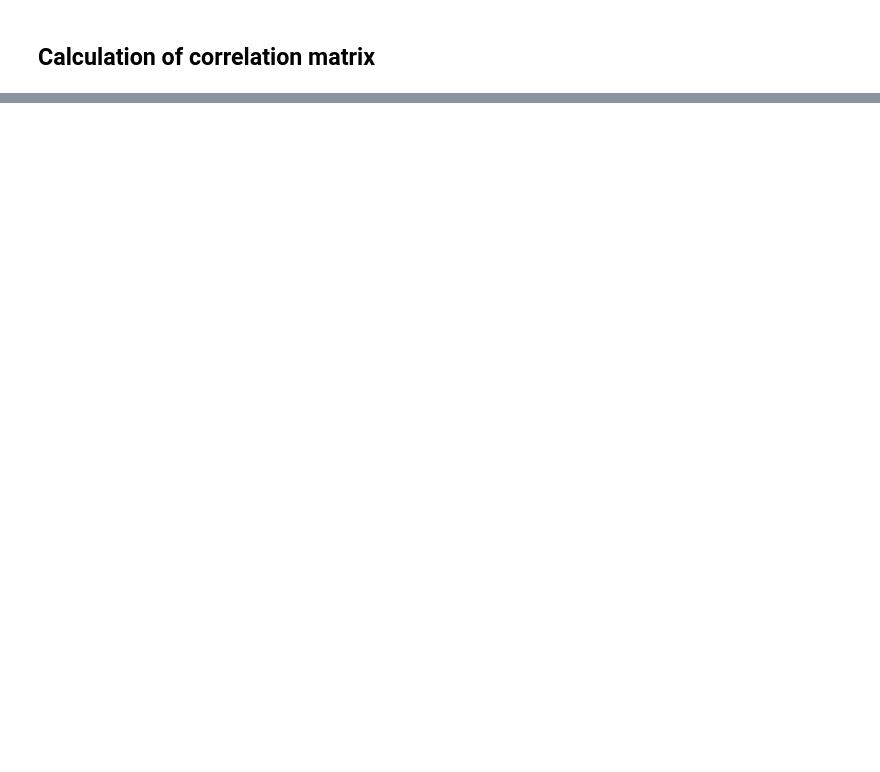
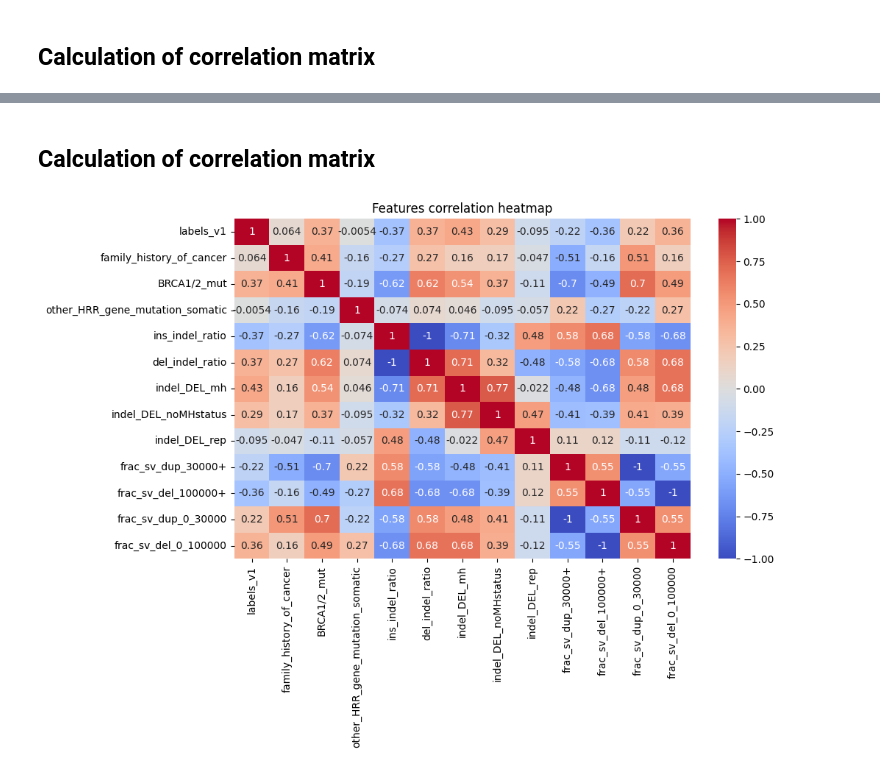
Before and after one commit to KlaudiaPacewicz/Final_project_Python_ed1_2023_2024_Warsaw_ALK, a Jupyter notebook: features_exploration/Features exploration.ipynb, the cells around one changed output, grey strips where cells are left out. Cells and saved outputs as stored; diff of their text form; code cells hidden in the pictures; blank space fills up the shorter version.

```diff
--- a/features_exploration/Features exploration.ipynb
+++ b/features_exploration/Features exploration.ipynb
@@ -49,0 +55,11 @@ fig.canvas.print_png('heatmapa.png')
+# %%
+clinical_features_r2 = pd.read_csv('./../clinical_features/Repository2_clinical_features.csv')
+genetic_features_r2 = pd.read_csv('./../models/model_logistic_regression_v4/manually_selected_features_frac.csv')
+labels_v1 = pd.read_csv('./../labels/labels_v1/labels_v1.csv')
+
+all_features_r2 = pd.merge(clinical_features_r2, genetic_features_r2, on='SAMPLE_ID', how='inner').merge(labels_v1, on='SAMPLE_ID', how='inner')
+all_features_r2 = all_features_r2.set_index('SAMPLE_ID', inplace=False)
+
+
+BRCA_corr_r2 = all_features_r2[['labels_v1','family_history_of_cancer', 'BRCA1/2_mut', 'other_HRR_gene_mutation_somatic', 'ins_indel_ratio', 'del_indel_ratio', 'indel_DEL_mh', 'indel_DEL_noMHstatus', 'indel_DEL_rep', 'frac_sv_dup_30000+','frac_sv_del_100000+', 'frac_sv_dup_0_30000', 'frac_sv_del_0_100000']]
+BRCA_corr_r2
@@ -49,0 +81,12 @@ fig.canvas.print_png('heatmapa.png')
+# %% [markdown]
+## Calculation of correlation matrix
+# %%
+correlation_matrix = BRCA_corr_r2.corr()
+
+# Heatmap creation
+plt.figure(figsize=(10, 6))
+sns.heatmap(correlation_matrix, annot=True, cmap='coolwarm', linewidths=0.000001)
+plt.title('Features correlation heatmap')
+plt.show()
+# %% [output]
+[figure, added]
```
Also changed, not shown: parts of 13 cells of this notebook, 1 other file.
